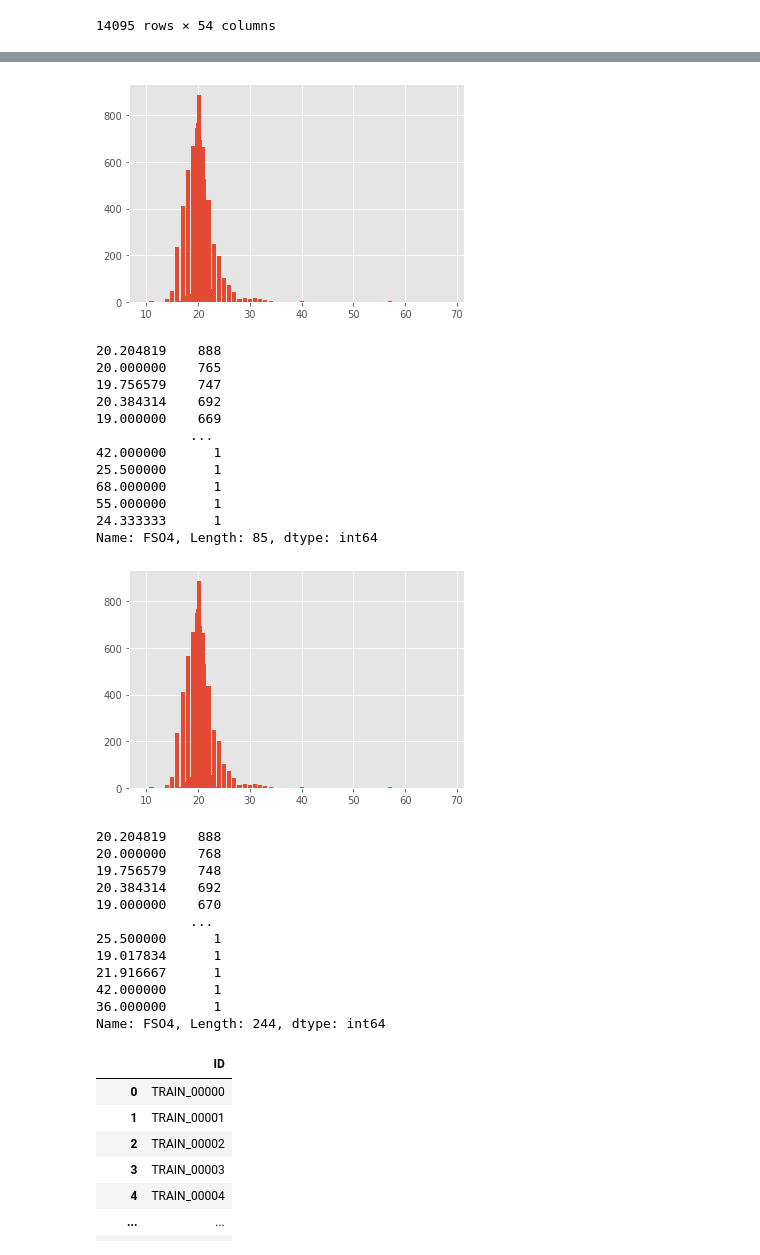
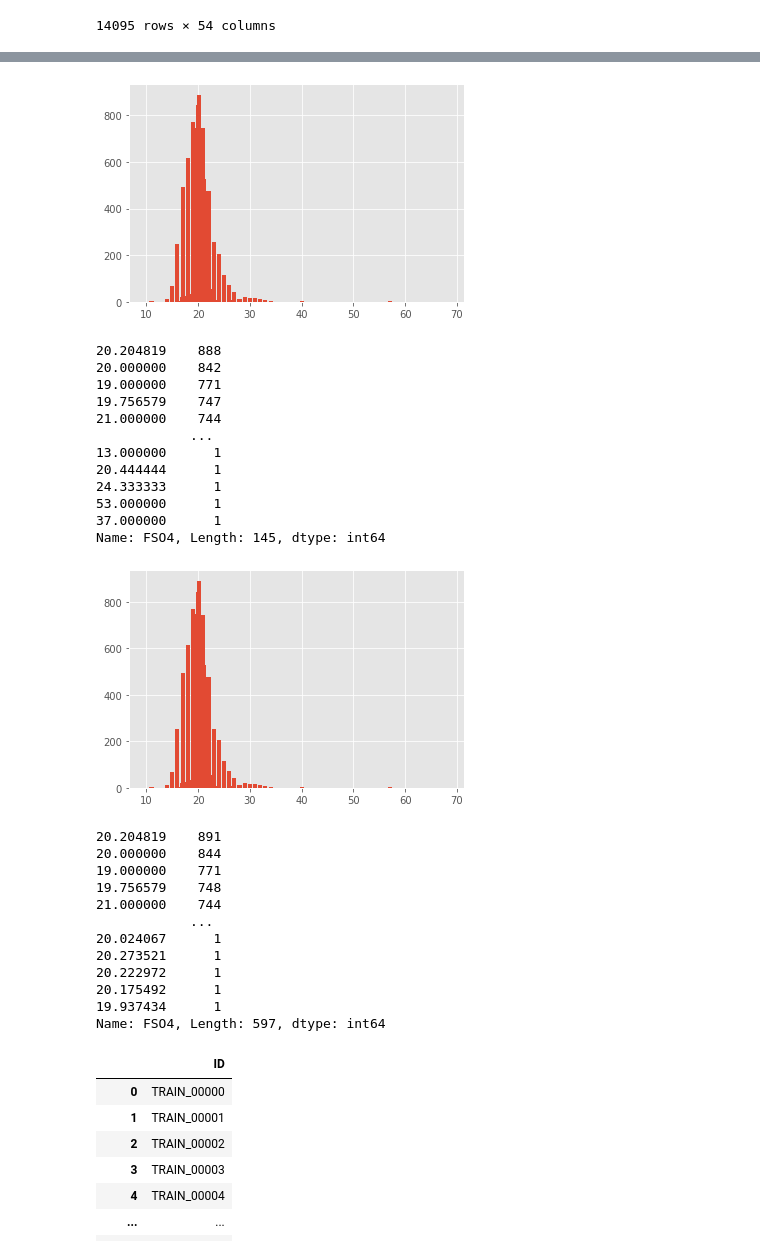
Before and after one commit to DoItSon/playdata, a Jupyter notebook: 오일base_전처리(정리본).ipynb, the cells around one changed output, grey strips where cells are left out. Saved outputs shown, nothing was run; the diff lists cells and outputs as text; code cells hidden in the pictures.

```diff
--- a/오일base_전처리(정리본).ipynb
+++ b/오일base_전처리(정리본).ipynb
@@ -204,6 +220,6 @@ feat
 features = feat.merge(xc,how="left",on="ID")
 train = features
 # %%
-xc1 = train.groupby(["AL","YEAR"]).apply(fill_mean_func)
-xc1
+xc1 = train.groupby(["ANONYMOUS_2"]).apply(fill_mean_func)
+xc1 # xc1에서 점수가 떨어짐 (정규분포는 상향 평준화)
 # %% [output]
@@ -298,35 +327,35 @@ Name: U100, Length: 209, dtype: int64
 # %%
-show(xc,"FSO4")
+show(xc1,"FSO4")
 # %% [output]
-[figure, old version]
+[figure, new version]
 20.204819    888
-20.000000    765
+20.000000    842
+19.000000    771
 19.756579    747
-20.384314    692
-19.000000    669
+21.000000    744
             ...
-42.000000      1
-25.500000      1
-68.000000      1
-55.000000      1
+13.000000      1
+20.444444      1
 24.333333      1
-Name: FSO4, Length: 85, dtype: int64
+53.000000      1
+37.000000      1
+Name: FSO4, Length: 145, dtype: int64
 # %%
-show(xc1,"FSO4")  # U25,U20,U14/U6,U4 => 0으로 채우기
+show(xc2,"FSO4")  # U25,U20,U14/U6,U4 => 0으로 채우기
 # %% [output]
-[figure, old version]
+[figure, new version]
-20.204819    888
-20.000000    768
+20.204819    891
+20.000000    844
+19.000000    771
 19.756579    748
-20.384314    692
-19.000000    670
+21.000000    744
             ...
-25.500000      1
-19.017834      1
-21.916667      1
-42.000000      1
-36.000000      1
-Name: FSO4, Length: 244, dtype: int64
+20.024067      1
+20.273521      1
+20.222972      1
+20.175492      1
+19.937434      1
+Name: FSO4, Length: 597, dtype: int64
 # %%
 feat = pd.DataFrame(train["ID"].unique(),columns = ["ID"])
 feat
```
Also changed, not shown: parts of 21 cells of this notebook.
